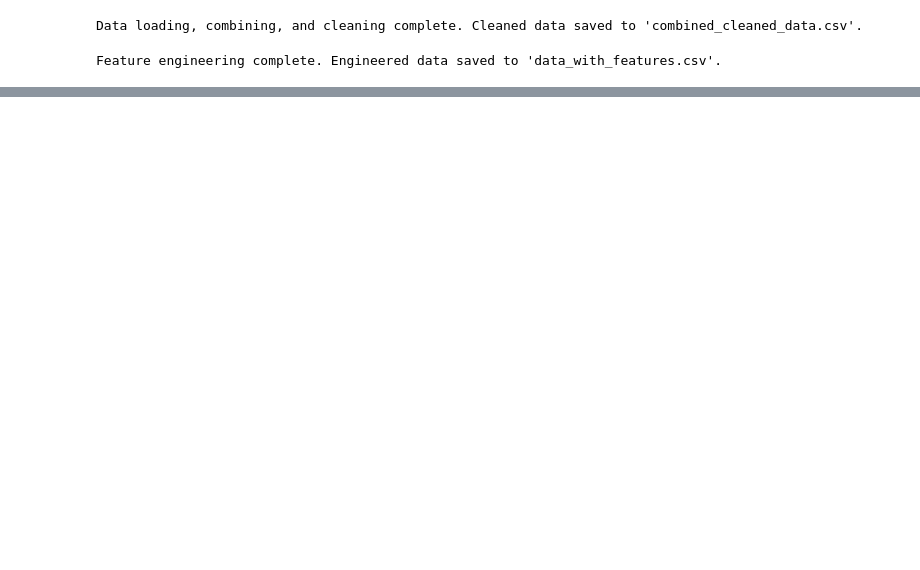
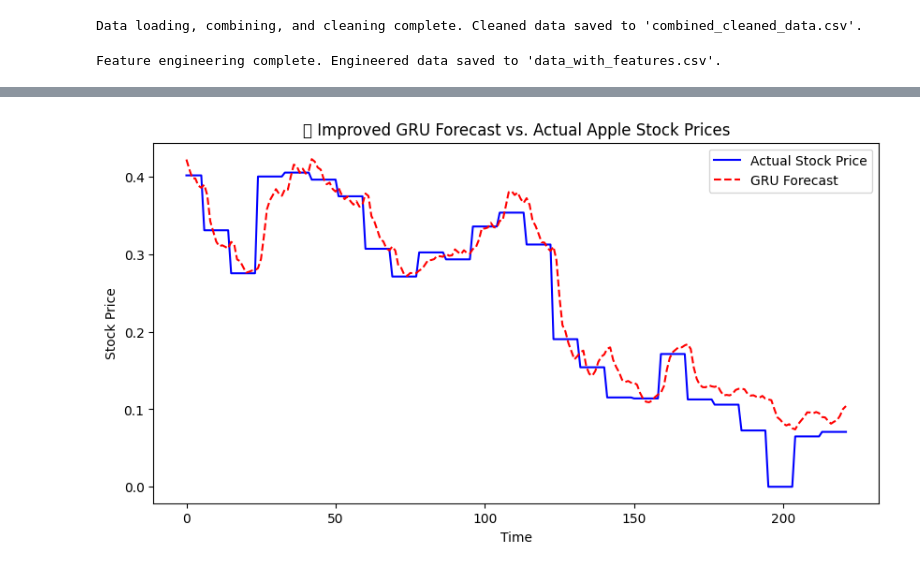
Before and after one commit to nikhilp0799/SentivixPredictor_Predicting_Market_Volatility, a Jupyter notebook: Market_Volatility.ipynb, the cells around one changed output, grey strips where cells are left out. Saved outputs shown, nothing was run; the diff lists cells and outputs as text; code cells hidden in the pictures; blank space fills up the shorter version.

```diff
--- a/Market_Volatility.ipynb
+++ b/Market_Volatility.ipynb
@@ -433,0 +978,99 @@ Passing `palette` without assigning `hue` is deprecated and will be removed in v
+# %%
+import numpy as np
+import pandas as pd
+import tensorflow as tf
+from tensorflow.keras.models import Sequential
+from tensorflow.keras.layers import GRU, Dense, Dropout
+from tensorflow.keras.optimizers import Adam
+from tensorflow.keras.callbacks import EarlyStopping
+from sklearn.preprocessing import MinMaxScaler
+import matplotlib.pyplot as plt
+
+# Load and preprocess the data
+file_path = './output/data_with_features.csv'
+data = pd.read_csv(file_path)
+data['Date'] = pd.to_datetime(data['Date'])
+data.set_index('Date', inplace=True)
+
+# Target Variable: Predict next day's Apple Closing Price
+data['Close_AAPL_future'] = data['Close_AAPL'].shift(-1)
+data.dropna(inplace=True)
+
+# Normalize data
+scaler = MinMaxScaler()
+# Drop categorical columns before scaling
+data_numeric = data.drop(columns=['Ticker'], errors='ignore')  # Ensure only numeric data is used
+data_scaled = scaler.fit_transform(data_numeric)
+
+
+# Convert to supervised learning format
+def create_sequences(data, seq_length=10):
+    X, y = [], []
+    for i in range(len(data) - seq_length):
+        X.append(data[i:i+seq_length])
+        y.append(data[i+seq_length, -1])  # Last column is target
+    return np.array(X), np.array(y)
+
+SEQ_LENGTH = 20  # Using a longer sequence for better learning
+X, y = create_sequences(data_scaled, SEQ_LENGTH)
+
+# Train-Test Split (80% Train, 10% Val, 10% Test)
+train_size = int(len(X) * 0.8)
+val_size = int(len(X) * 0.1)
+
+X_train, X_val, X_test = X[:train_size], X[train_size:train_size+val_size], X[train_size+val_size:]
+y_train, y_val, y_test = y[:train_size], y[train_size:train_size+val_size], y[train_size+val_size:]
+
+# Build the improved GRU Model
+model = Sequential([
+    GRU(64, return_sequences=True, input_shape=(SEQ_LENGTH, X.shape[2])),
+    Dropout(0.3),  # Added dropout to prevent overfitting
+    GRU(32, return_sequences=False),
+    Dropout(0.2),
+    Dense(16, activation='relu'),
+    Dense(1)  # Output layer
+])
+
+# Compile the model
+model.compile(optimizer=Adam(learning_rate=0.001), loss='mse')
+
+# Early stopping to prevent overfitting
+early_stopping = EarlyStopping(monitor='val_loss', patience=10, restore_best_weights=True)
+
+# Train the model
+history = model.fit(X_train, y_train, validation_data=(X_val, y_val),
+                    epochs=100, batch_size=32, callbacks=[early_stopping], verbose=1)
+
+# Predict on Test Set
+y_test_pred = model.predict(X_test)
+
+# Ensure the scaler is applied to the correct number of features
+num_features = len(scaler.feature_names_in_)  # Get the number of features scaler was trained on
+
+# Ensure the shape of zeros array matches the scaled data
+y_test_inv = scaler.inverse_transform(np.column_stack([np.zeros((len(y_test), num_features - 1))] + [y_test.reshape(-1, 1)]))
+y_test_pred_inv = scaler.inverse_transform(np.column_stack([np.zeros((len(y_test_pred), num_features - 1))] + [y_test_pred.flatten().reshape(-1, 1)]))
+
+
+# Model Evaluation
+mse = np.mean((y_test_inv[:, -1] - y_test_pred_inv[:, -1]) ** 2)
+rmse = np.sqrt(mse)
+mae = np.mean(np.abs(y_test_inv[:, -1] - y_test_pred_inv[:, -1]))
+
+print(f"📉 Improved GRU Model Performance:")
+print(f"MAE: {mae:.4f}, MSE: {mse:.4f}, RMSE: {rmse:.4f}")
+
+# Plot Predictions
+plt.figure(figsize=(10, 5))
+plt.plot(y_test_inv[:, -1], label="Actual Stock Price", color="blue")
+plt.plot(y_test_pred_inv[:, -1], label="GRU Forecast", linestyle="dashed", color="red")
+plt.title("📈 Improved GRU Forecast vs. Actual Apple Stock Prices")
+plt.xlabel("Time")
+plt.ylabel("Stock Price")
+plt.legend()
+plt.show()
+
+# Save the improved model
+model.save("improved_gru_stock_model.h5")
+print("✅ Improved GRU Model training complete. Saved model to 'improved_gru_stock_model.h5'.")
+# %% [output]
@@ -433,0 +1094 @@ Passing `palette` without assigning `hue` is deprecated and will be removed in v
+[figure, added]
```
Also changed, not shown: parts of 14 cells of this notebook, 1 other file.
